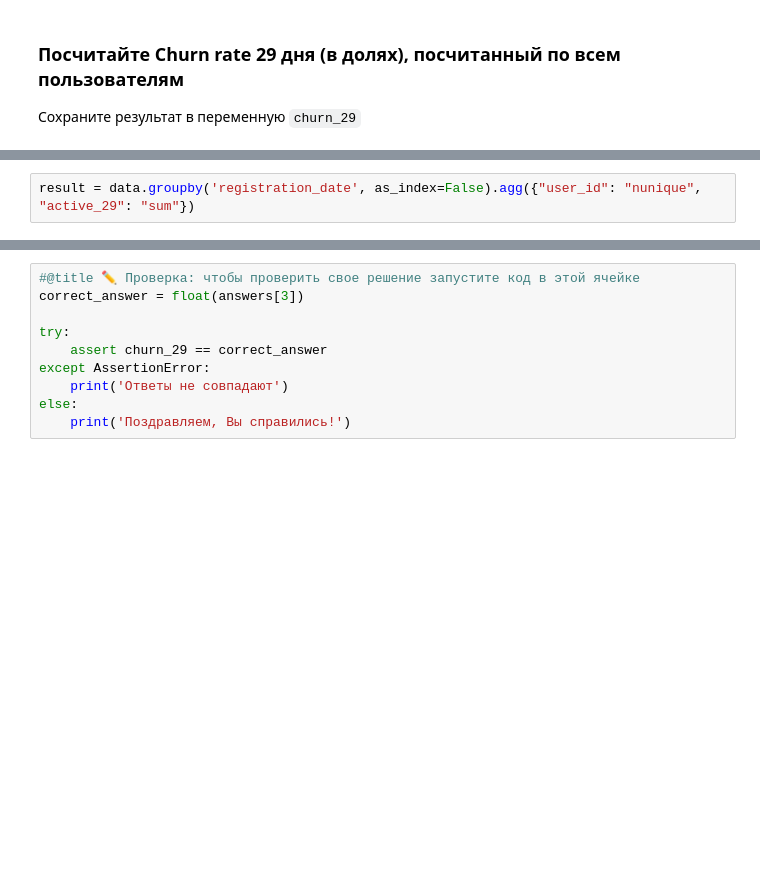
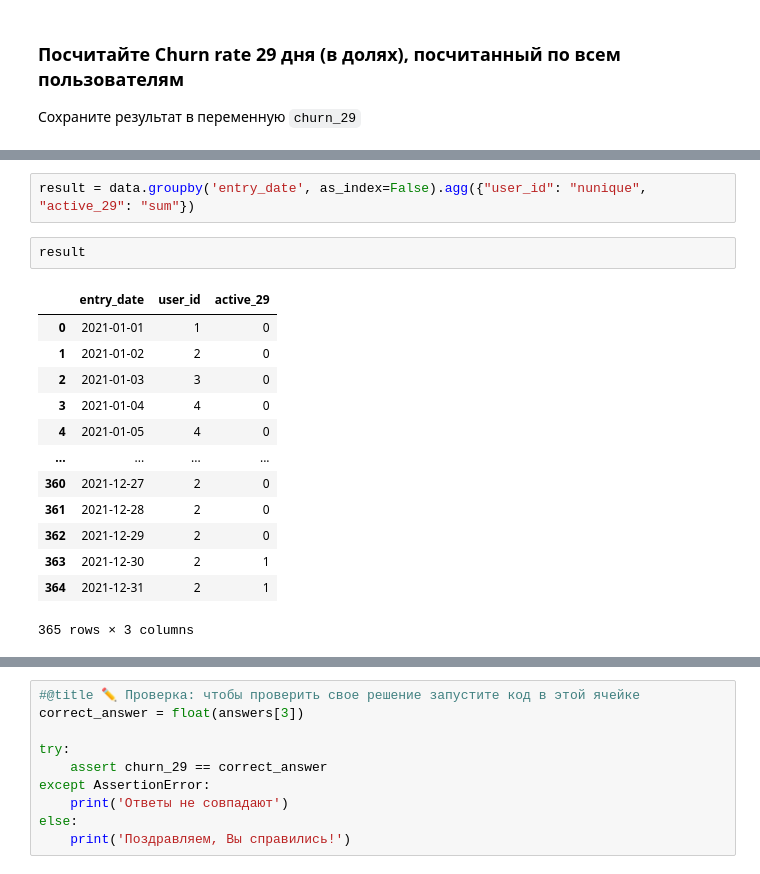
Before and after one commit to aleks-haksly/Simulative, a Jupyter notebook: Python/Третий_кейс.ipynb, the cells around one changed output, grey strips where cells are left out. Cells and saved outputs as stored; diff of their text form; blank space fills up the shorter version.

```diff
--- a/Python/Третий_кейс.ipynb
+++ b/Python/Третий_кейс.ipynb
@@ -160,5 +225,21 @@ data.reset_index(inplace=True)
 # %%
-result = data.groupby('registration_date', as_index=False).agg({"user_id": "nunique", "active_29": "sum"})
+result = data.groupby('entry_date', as_index=False).agg({"user_id": "nunique", "active_29": "sum"})
+# %%
+result
+# %% [output]
+|  | entry_date | user_id | active_29 |
+| 0 | 2021-01-01 | 1 | 0 |
+| 1 | 2021-01-02 | 2 | 0 |
+| 2 | 2021-01-03 | 3 | 0 |
+| 3 | 2021-01-04 | 4 | 0 |
+| 4 | 2021-01-05 | 4 | 0 |
+| ... | ... | ... | ... |
+| 360 | 2021-12-27 | 2 | 0 |
+| 361 | 2021-12-28 | 2 | 0 |
+| 362 | 2021-12-29 | 2 | 0 |
+| 363 | 2021-12-30 | 2 | 1 |
+| 364 | 2021-12-31 | 2 | 1 |
+365 rows × 3 columns
 # %%
 (result.user_id.sum() - result.active_29.sum()) / result.user_id.sum()
 # %% [output]
```
Also changed, not shown: parts of 16 cells of this notebook.
